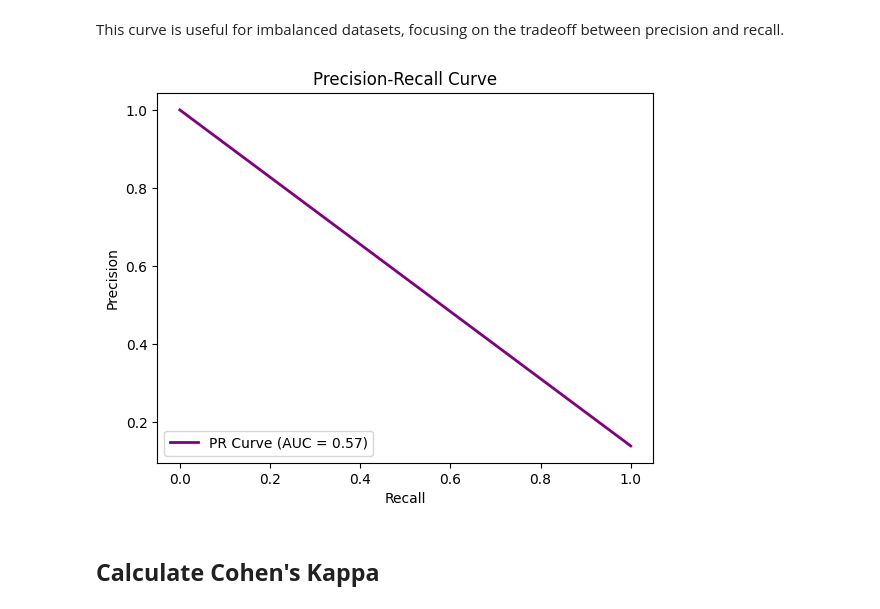
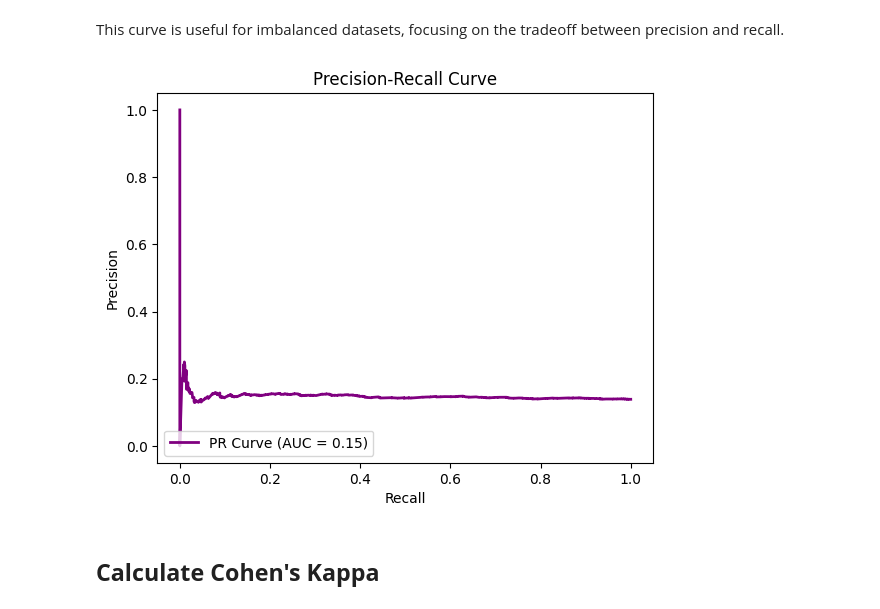
Before and after one commit to LauraLucasZ/Credit_Card_Approval_Prediction_ML, a Jupyter notebook: AiProject.ipynb, the cells around one changed output. Cells and saved outputs as stored; diff of their text form; code cells hidden in the pictures.

```diff
--- a/AiProject.ipynb
+++ b/AiProject.ipynb
@@ -977,5 +977,5 @@ Test Accuracy: 0.8612410426139832
 # %% [markdown]
 ## **Generate predictions**
 # %%
-y_pred = (model.predict(X_test) > 0.5).astype("int32")
+y_pred_prob = model.predict(X_test)
 # %% [output]
@@ -1068,19 +1071,19 @@ plt.show()
 This curve is useful for imbalanced datasets, focusing on the tradeoff between precision and recall.
 # %%
 # Calculate the precision-recall curve
-precision, recall, thresholds = precision_recall_curve(y_test, y_pred)
+precision, recall, thresholds = precision_recall_curve(y_test, y_pred_prob)
 pr_auc = auc(recall, precision)
 
 # Plot the Precision-Recall curve
 plt.figure()
 plt.plot(recall, precision, color='purple', lw=2, label=f'PR Curve (AUC = {pr_auc:.2f})')
 plt.xlabel('Recall')
 plt.ylabel('Precision')
 plt.title('Precision-Recall Curve')
 plt.legend(loc='lower left')
 plt.show()
 # %% [output]
-[figure, old version]
+[figure, new version]
 # %% [markdown]
 ## **Calculate Cohen's Kappa**
 # %% [markdown]
```
Also changed, not shown: parts of 11 cells of this notebook.
